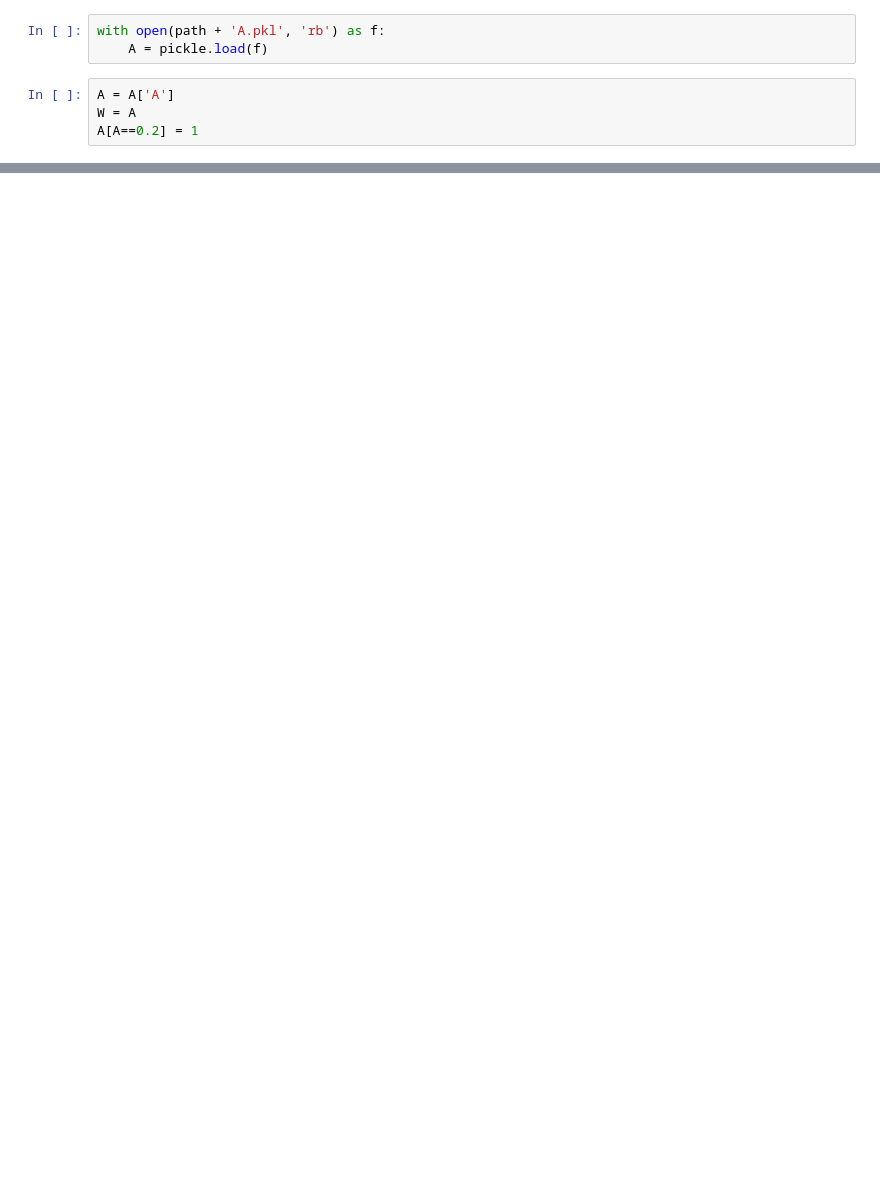
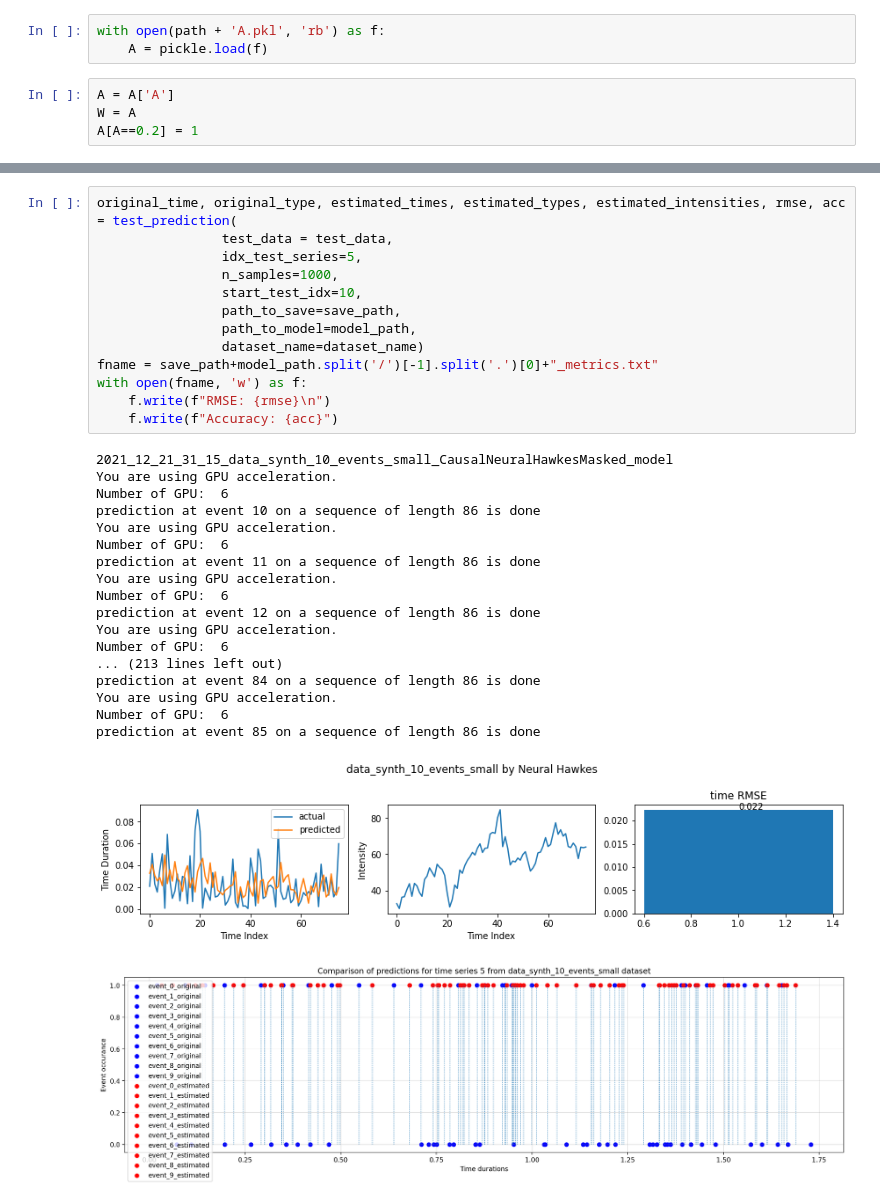
Before and after one commit to Darkmotion/Causality-based-event-sequence-modelling, a Jupyter notebook: causal_nh/notebooks/Train_NeuralHawkes.ipynb, the cells around one changed output, grey strips where cells are left out. Saved outputs shown, nothing was run; the diff lists cells and outputs as text; blank space fills up the shorter version.

```diff
--- a/causal_nh/notebooks/Train_NeuralHawkes.ipynb
+++ b/causal_nh/notebooks/Train_NeuralHawkes.ipynb
@@ -74,0 +199,33 @@ print((save_path, model_path))
+# %%
+original_time, original_type, estimated_times, estimated_types, estimated_intensities, rmse, acc = test_prediction(
+                test_data = test_data,
+                idx_test_series=5,
+                n_samples=1000,
+                start_test_idx=10,
+                path_to_save=save_path,
+                path_to_model=model_path,
+                dataset_name=dataset_name)
+fname = save_path+model_path.split('/')[-1].split('.')[0]+"_metrics.txt"
+with open(fname, 'w') as f:
+    f.write(f"RMSE: {rmse}\n")
+    f.write(f"Accuracy: {acc}")
+# %% [output]
+2021_12_21_31_15_data_synth_10_events_small_CausalNeuralHawkesMasked_model
+You are using GPU acceleration.
+Number of GPU:  6
+prediction at event 10 on a sequence of length 86 is done
+You are using GPU acceleration.
+Number of GPU:  6
+prediction at event 11 on a sequence of length 86 is done
+You are using GPU acceleration.
+Number of GPU:  6
+prediction at event 12 on a sequence of length 86 is done
+You are using GPU acceleration.
+Number of GPU:  6
+... (213 lines left out)
+prediction at event 84 on a sequence of length 86 is done
+You are using GPU acceleration.
+Number of GPU:  6
+prediction at event 85 on a sequence of length 86 is done
+[figure, added]
+[figure, added]
```
Also changed, not shown: parts of 14 cells of this notebook, 5 other files.
